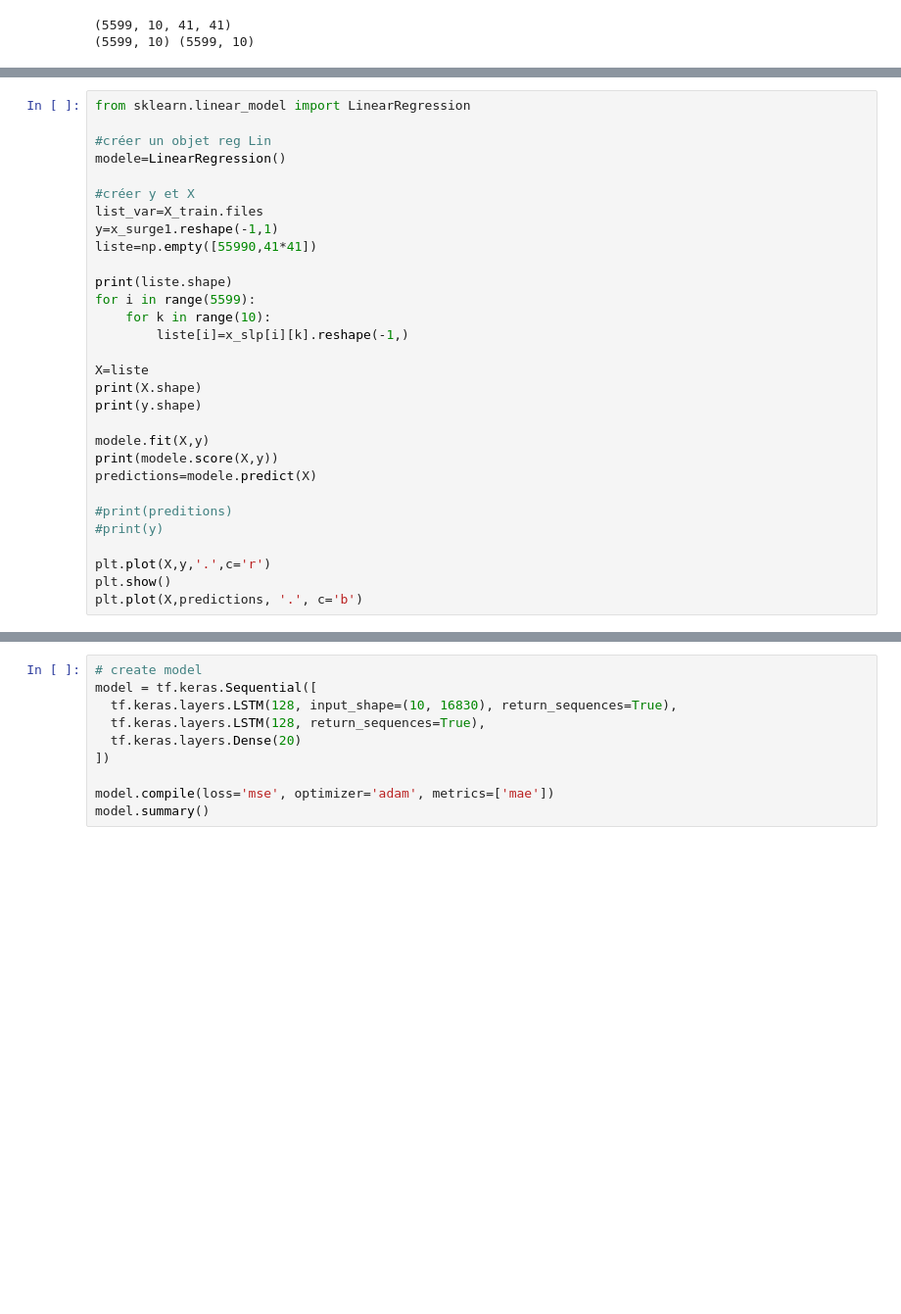
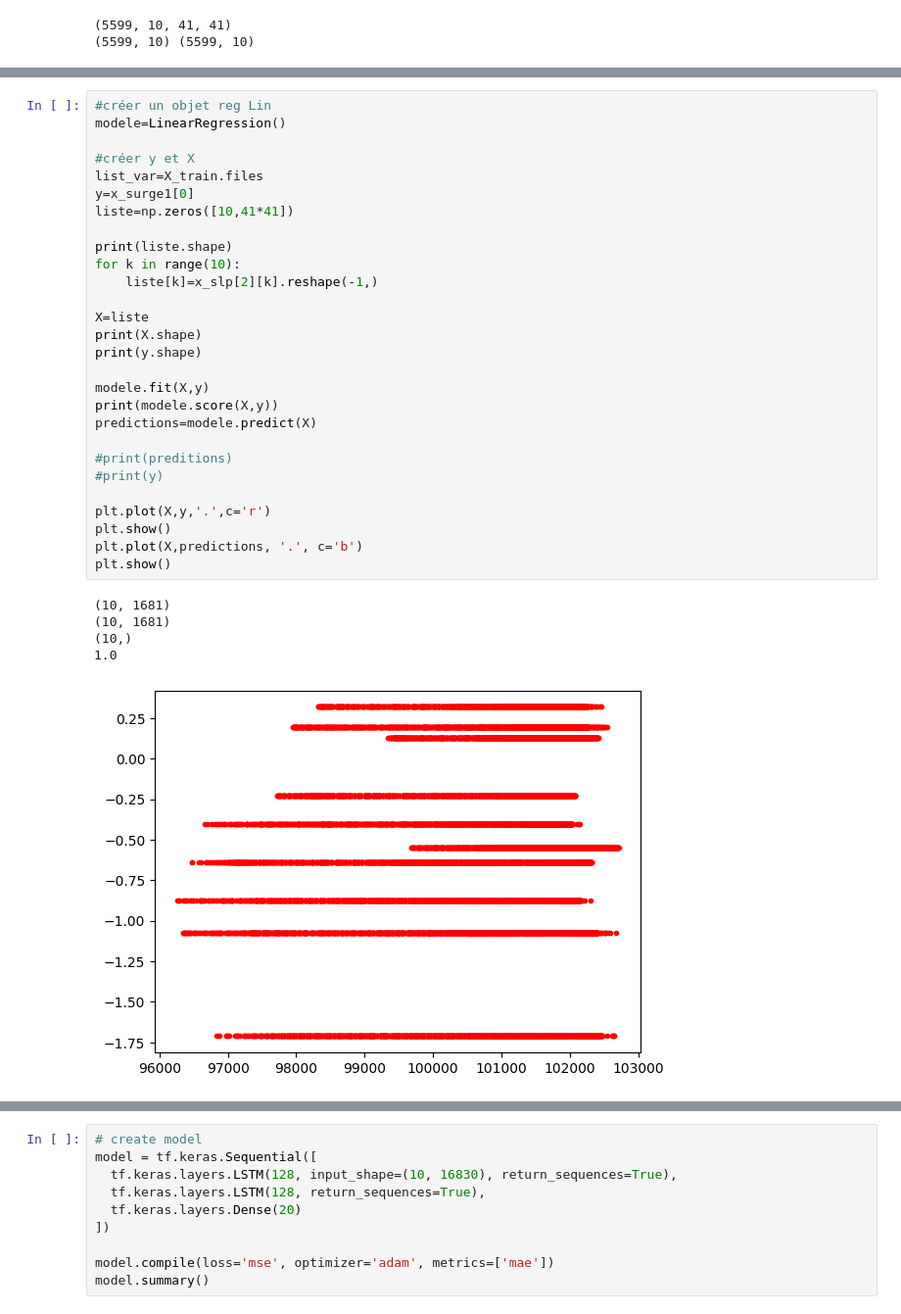
Before and after one commit to Entador/can-you-predict-the-tide, a Jupyter notebook: prediction_new.ipynb, the cells around one changed output, grey strips where cells are left out. Shown at 98% size. Cells and saved outputs as stored; diff of their text form; blank space fills up the shorter version.

```diff
--- a/prediction_new.ipynb
+++ b/prediction_new.ipynb
@@ -36,30 +108,34 @@ print(x_surge1.shape, y_surge1.shape)
 # %%
-from sklearn.linear_model import LinearRegression
-
 #créer un objet reg Lin
 modele=LinearRegression()
 
 #créer y et X
 list_var=X_train.files
-y=x_surge1.reshape(-1,1)
-liste=np.empty([55990,41*41])
+y=x_surge1[0]
+liste=np.zeros([10,41*41])
 
 print(liste.shape)
-for i in range(5599):
-    for k in range(10):
-        liste[i]=x_slp[i][k].reshape(-1,)
+for k in range(10):
+    liste[k]=x_slp[2][k].reshape(-1,)
 
 X=liste
 print(X.shape)
 print(y.shape)
 
 modele.fit(X,y)
 print(modele.score(X,y))
 predictions=modele.predict(X)
 
 #print(preditions)
 #print(y)
 
 plt.plot(X,y,'.',c='r')
 plt.show()
 plt.plot(X,predictions, '.', c='b')
+plt.show()
+# %% [output]
+(10, 1681)
+(10, 1681)
+(10,)
+1.0
+[figure, added]
```
Also changed, not shown: parts of 6 cells of this notebook.
